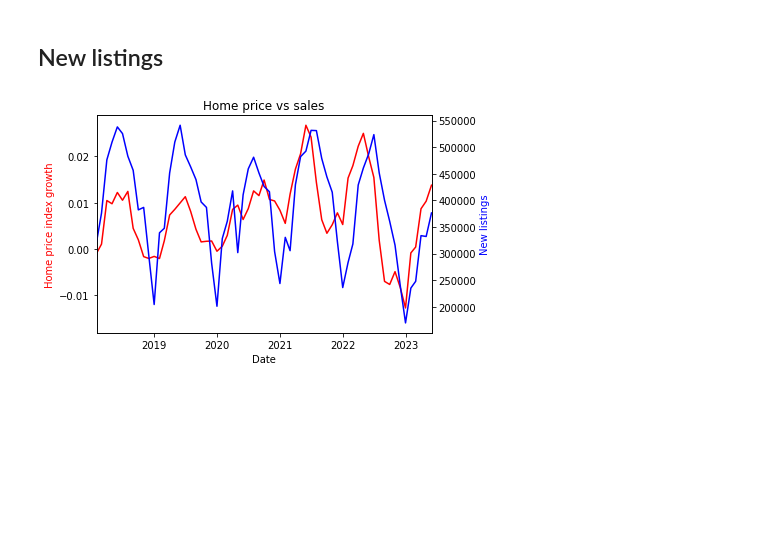
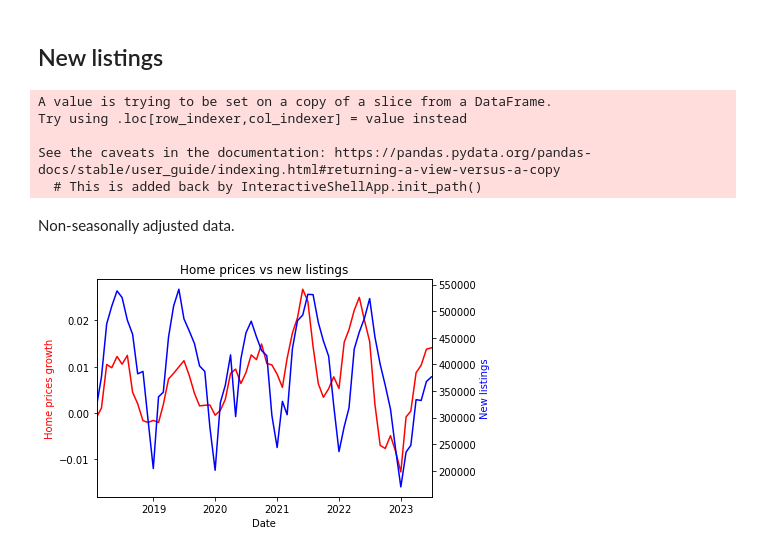
Before and after one commit to ArianeDucellier/forecasting, a Jupyter notebook: EDA.ipynb, the cells around one changed output. Cells and saved outputs as stored; diff of their text form; code cells hidden in the pictures; blank space fills up the shorter version.

```diff
--- a/EDA.ipynb
+++ b/EDA.ipynb
@@ -9,7 +45,7 @@ import pandas as pd
 # %% [markdown]
 ## Target
 # %%
-target = pd.read_csv('home_price_index.csv')
+target = pd.read_csv('home_prices_raw.csv')
 target = target.drop(columns=['RegionID', 'SizeRank', 'RegionType', 'StateName'])
 target = target.rename(columns={'RegionName':'index'})
 target = target.set_index('index')
@@ -23,3 +59,5 @@ target_growth = target.drop(columns=['date']).pct_change()
 target['date'] = date
 target_growth['date'] = date
 target_growth = target_growth.iloc[1:]
+target_growth_sa = target_growth[['date', 'United States']]
+target_growth_sa['United States'] = remove_seasonality(target_growth_sa['United States'].to_numpy())
@@ -86,7 +229,7 @@ plt.show()
 # %% [markdown]
 ## New listings
 # %%
-new_listings = pd.read_csv('new_listings.csv')
+new_listings = pd.read_csv('new_listings_raw.csv')
 new_listings = new_listings.drop(columns=['RegionID', 'SizeRank', 'RegionType', 'StateName'])
 new_listings = new_listings.rename(columns={'RegionName':'index'})
 new_listings = new_listings.set_index('index')
@@ -95,21 +238,31 @@ new_listings = new_listings.reset_index()
 new_listings = new_listings.rename(columns={'index': 'date'})
 new_listings['date'] = pd.to_datetime(new_listings['date'])
 new_listings = new_listings.sort_values(['date'])
+new_listings_sa = new_listings[['date', 'United States']]
+new_listings_sa['United States'] = remove_seasonality(new_listings_sa['United States'].to_numpy())
+# %% [output]
+A value is trying to be set on a copy of a slice from a DataFrame.
+Try using .loc[row_indexer,col_indexer] = value instead
+
+See the caveats in the documentation: https://pandas.pydata.org/pandas-docs/stable/user_guide/indexing.html#returning-a-view-versus-a-copy
+  # This is added back by InteractiveShellApp.init_path()
+# %% [markdown]
+Non-seasonally adjusted data.
 # %%
 fig, ax1 = plt.subplots()
 
 ax1.set_xlabel('Date')
-ax1.set_ylabel('Home price index growth', color = 'red')
+ax1.set_ylabel('Home prices growth', color = 'red')
 ax1.plot(target_growth['date'], target_growth['United States'], 'r-')
 
-plt.title('Home price vs sales')
+plt.title('Home prices vs new listings')
 ax1.set_xlim([max(target_growth['date'].min(), new_listings['date'].min()), \
           min(target_growth['date'].max(), new_listings['date'].max())])
 
 ax2 = ax1.twinx()
 ax2.set_ylabel('New listings', color = 'blue')
 ax2.plot(new_listings['date'], new_listings['United States'], 'b-')
 
 plt.show()
 # %% [output]
-[figure, old version]
+[figure, new version]
```
Also changed, not shown: parts of 24 cells of this notebook.
